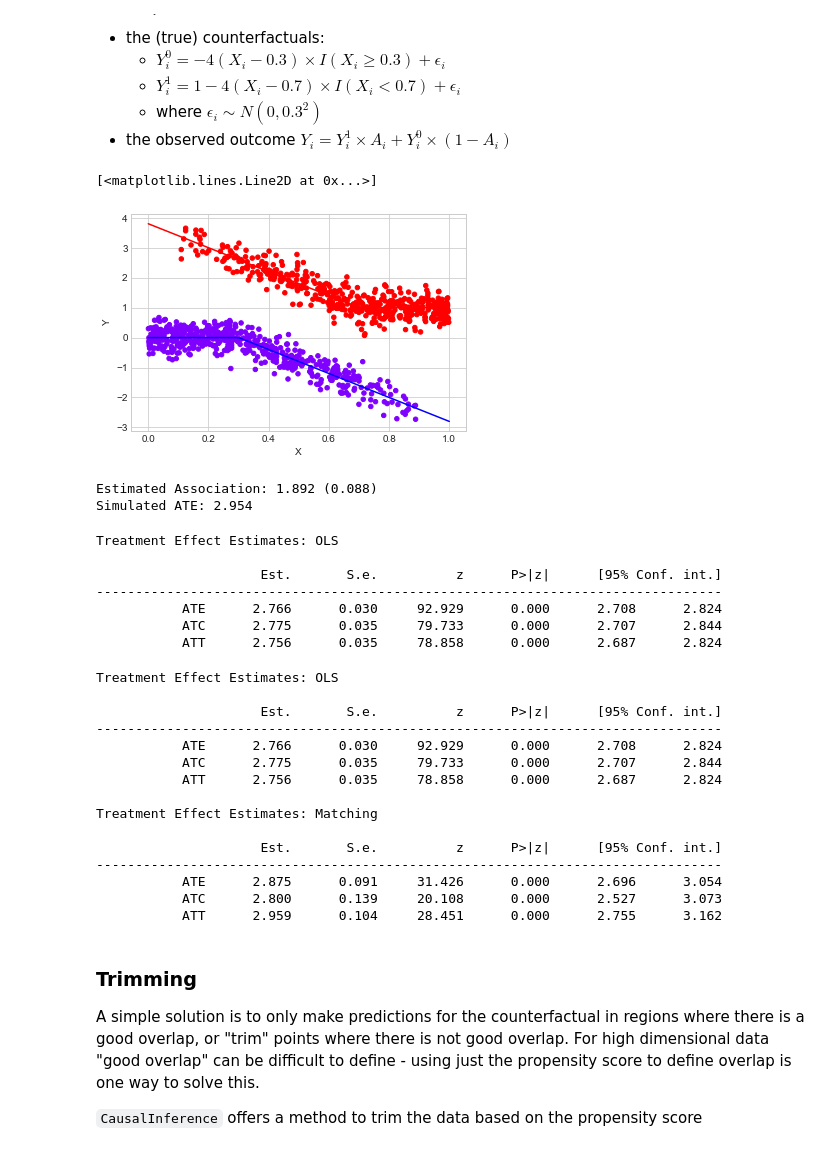
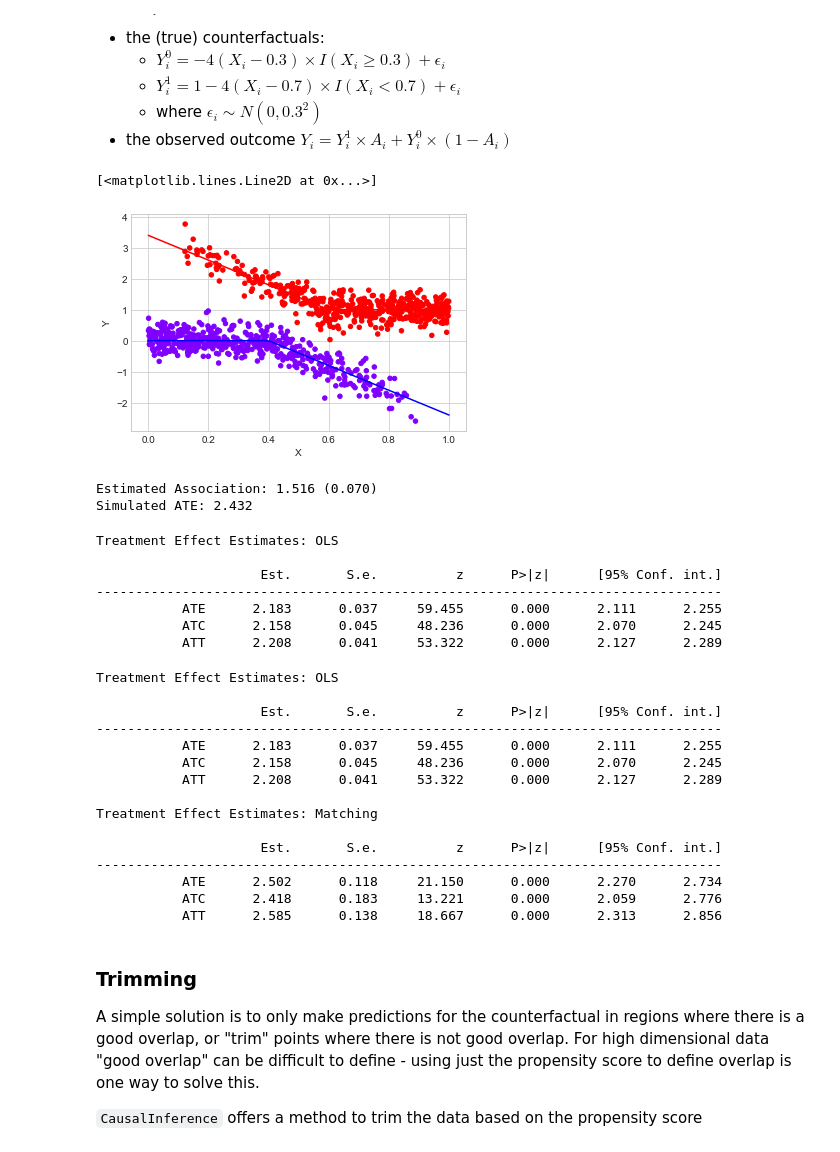
Before and after one commit to manuelrt/DeCART_Modeling_2019, a Jupyter notebook: L3_weighting_matching.ipynb, the cells around one changed output. Drawn from its saved outputs; the diff is of its cells as text; code cells hidden in the pictures.

```diff
--- a/L3_weighting_matching.ipynb
+++ b/L3_weighting_matching.ipynb
@@ -368,28 +357,28 @@ X_i & \text{if }0.1\leq X_i \leq 0.9
 # %%
 """
 Data Example 3
 
 """
 n_samples = 1000
 X = np.random.uniform(size=n_samples)
 p_a = np.where(X < 0.1, 0, np.where(X > 0.9, 1, X))
 A = np.random.binomial(n=1, p=p_a, size=n_samples)
 eY = 0.3 * np.random.normal(size=n_samples)
-Y0 = np.where(X >= 0.3, -4*(X - 0.3), 0) + eY
-Y1 = np.where(X < 0.7,  -4*(X - 0.7), 0) + 1 + eY
+Y0 = np.where(X >= 0.4, -4*(X - 0.4), 0) + eY
+Y1 = np.where(X < 0.6,  -4*(X - 0.6), 0) + 1 + eY
 Y = np.where(A == 0, Y0, Y1)
 data_example3 = pd.DataFrame({"X":X, "A":A, "Y":Y, "Y0":Y0, "Y1":Y1})
 
 data_example3.plot.scatter(x="X", y="Y", c="A", cmap="rainbow", colorbar=False)
 # latent traj
 t = np.linspace(0,1,100)
-y0 =  np.where(t >= 0.3, -4*(t - 0.3), 0)
-y1 =  np.where(t < 0.7,  -4*(t - 0.7), 0) + 1
+y0 =  np.where(t >= 0.4, -4*(t - 0.4), 0)
+y1 =  np.where(t < 0.6,  -4*(t - 0.6), 0) + 1
 plt.plot(t, y0, "b")
 plt.plot(t, y1, "r")
 # %% [output]
 [<matplotlib.lines.Line2D at 0x...>]
-[figure, old version]
+[figure, new version]
 # %%
 ctrl_grp = data_example3[data_example3.A == 0]
 trt_grp = data_example3[data_example3.A == 1]
@@ -402,8 +391,8 @@ print("Estimated Association: {:.3f}".format(alpha), "({:.3f})".format(alpha_err
 theta = data_example3.Y1.mean() - data_example3.Y0.mean()
 print("Simulated ATE: {:.3f}".format(theta))
 # %% [output]
-Estimated Association: 1.892 (0.088)
-Simulated ATE: 2.954
+Estimated Association: 1.516 (0.070)
+Simulated ATE: 2.432
 # %%
 # OLS estimator
 cm = CausalModel(
@@ -419,9 +408,9 @@ Treatment Effect Estimates: OLS
 
                      Est.       S.e.          z      P>|z|      [95% Conf. int.]
 --------------------------------------------------------------------------------
-           ATE      2.766      0.030     92.929      0.000      2.708      2.824
-           ATC      2.775      0.035     79.733      0.000      2.707      2.844
-           ATT      2.756      0.035     78.858      0.000      2.687      2.824
+           ATE      2.183      0.037     59.455      0.000      2.111      2.255
+           ATC      2.158      0.045     48.236      0.000      2.070      2.245
+           ATT      2.208      0.041     53.322      0.000      2.127      2.289
 # %%
 # Matching estimator
 cm.est_via_matching()
@@ -431,17 +420,17 @@ Treatment Effect Estimates: OLS
 
                      Est.       S.e.          z      P>|z|      [95% Conf. int.]
 --------------------------------------------------------------------------------
-           ATE      2.766      0.030     92.929      0.000      2.708      2.824
-           ATC      2.775      0.035     79.733      0.000      2.707      2.844
-           ATT      2.756      0.035     78.858      0.000      2.687      2.824
+           ATE      2.183      0.037     59.455      0.000      2.111      2.255
+           ATC      2.158      0.045     48.236      0.000      2.070      2.245
+           ATT      2.208      0.041     53.322      0.000      2.127      2.289
 
 Treatment Effect Estimates: Matching
 
                      Est.       S.e.          z      P>|z|      [95% Conf. int.]
 --------------------------------------------------------------------------------
-           ATE      2.875      0.091     31.426      0.000      2.696      3.054
-           ATC      2.800      0.139     20.108      0.000      2.527      3.073
-           ATT      2.959      0.104     28.451      0.000      2.755      3.162
+           ATE      2.502      0.118     21.150      0.000      2.270      2.734
+           ATC      2.418      0.183     13.221      0.000      2.059      2.776
+           ATT      2.585      0.138     18.667      0.000      2.313      2.856
 # %% [markdown]
 ### Trimming
 
```
Also changed, not shown: parts of 32 cells of this notebook, 3 other files.
